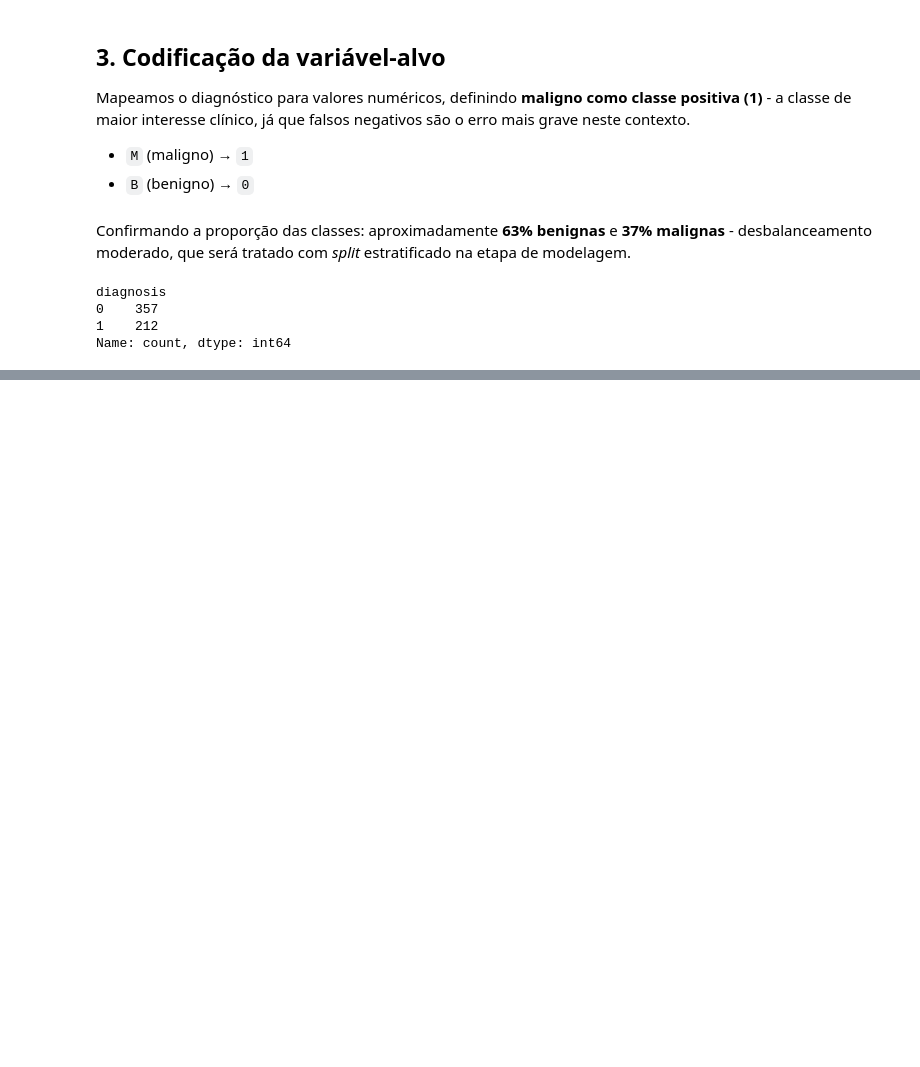
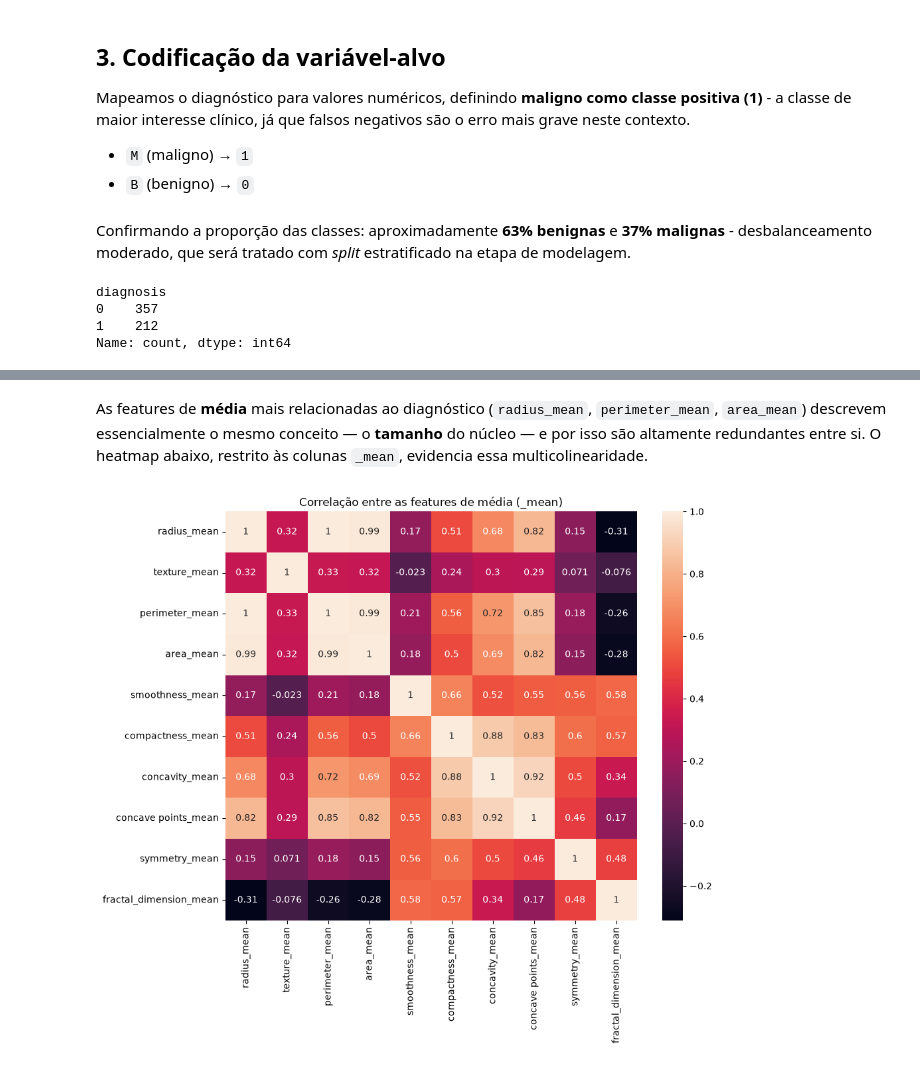
Before and after one commit to vmarques-dev/tech-challenge-fase1, a Jupyter notebook: notebooks/01-eda.ipynb, the cells around one changed output, grey strips where cells are left out. Cells and saved outputs as stored; diff of their text form; code cells hidden in the pictures; blank space fills up the shorter version.

```diff
--- a/notebooks/01-eda.ipynb
+++ b/notebooks/01-eda.ipynb
@@ -120,0 +157,14 @@ Name: count, dtype: int64
+# %% [markdown]
+As features de **média** mais relacionadas ao diagnóstico (`radius_mean`, `perimeter_mean`, `area_mean`) descrevem essencialmente o mesmo conceito — o **tamanho** do núcleo — e por isso são altamente redundantes entre si. O heatmap abaixo, restrito às colunas `_mean`, evidencia essa multicolinearidade.
+# %%
+# Isola apenas as features de média para inspecionar a multicolinearidade entre elas
+columns_mean = [column for column in df_clean.columns if column.endswith("_mean")]
+# %%
+correlation_matrix_mean = df_clean[columns_mean].corr()
+# %%
+plt.figure(figsize=(10, 8))
+sns.heatmap(correlation_matrix_mean, annot=True)
+plt.title("Correlação entre as features de média (_mean)")
+plt.show()
+# %% [output]
+[figure, added]
```
Also changed, not shown: parts of 7 cells of this notebook.
